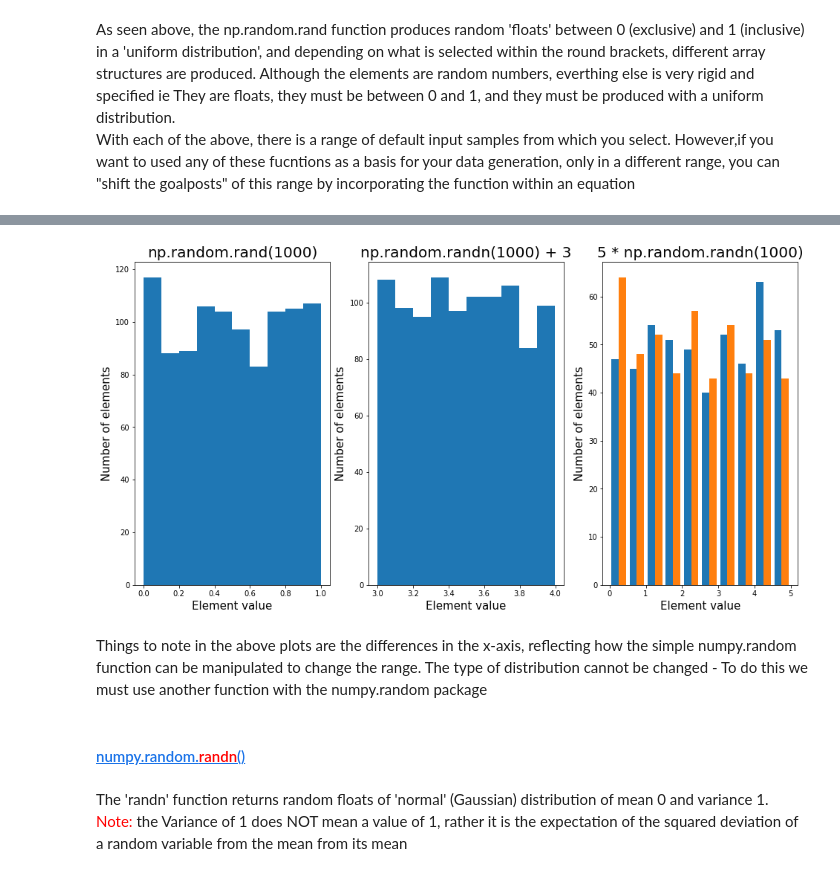
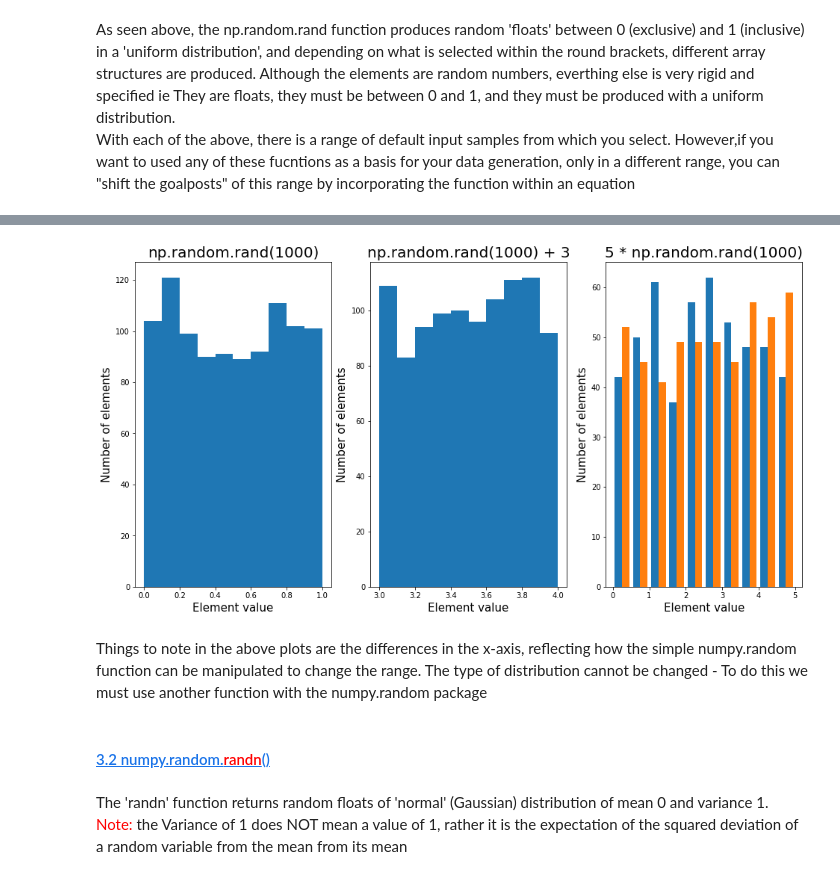
Before and after one commit to BarryClarke/numpy.random-package, a Jupyter notebook: numpy.random package.ipynb, the cells around one changed output, grey strips where cells are left out. Drawn from its saved outputs; the diff is of its cells as text; code cells hidden in the pictures.

```diff
--- a/numpy.random package.ipynb
+++ b/numpy.random package.ipynb
@@ -70,38 +72,38 @@ array([[1.3871828 , 0.06653931],
 # %%
 # Produce histograms of the above 3 functions, to see the graphical results for each
 # produce an array of 1000 random floats between [0, 1) with uniform distribution
 x = np.random.rand(1000)
 # roduce an array of 1000 random floats between [3, 4) with uniform distribution
 y = np.random.rand(1000) +3
 # Produce a 2D array of 500 rows, 2 columns of random floats between [0, 5) with uniform distribution
 z = 5 * np.random.rand(500, 2)
 # Plot the results of each, by histogram, side by side for comparison
 plt.rcParams['figure.figsize'] = (16,8)
 plt.subplot(1,3,1)
 plt.hist(x)
 plt.title('np.random.rand(1000)', size=20)
 plt.xlabel('Element value', size=15)
 plt.ylabel('Number of elements', size=15)
 
 plt.subplot(1,3,2)
 plt.hist(y)
-plt.title('np.random.randn(1000) + 3', size=20)
+plt.title('np.random.rand(1000) + 3', size=20)
 plt.xlabel('Element value', size=15)
 plt.ylabel('Number of elements', size=15)
 
 plt.subplot(1,3,3)
 plt.hist(z)
-plt.title('5 * np.random.randn(1000)', size=20)
+plt.title('5 * np.random.rand(1000)', size=20)
 plt.xlabel('Element value', size=15)
 plt.ylabel('Number of elements', size=15)
 
 plt.show()
 # %% [output]
-[figure, old version]
+[figure, new version]
 # %% [markdown]
 Things to note in the above plots are the differences in the x-axis, reflecting how the simple numpy.random function can be manipulated to change the range. The type of distribution cannot be changed - To do this we must use another function with the numpy.random package
 # %% [markdown]
-#### [numpy.random.<font color = 'red'>randn</font>()](https://docs.scipy.org/doc/numpy-1.16.1/reference/generated/numpy.random.randn.html#numpy.random.randn)
+#### [3.2 numpy.random.<font color = 'red'>randn</font>()](https://docs.scipy.org/doc/numpy-1.16.1/reference/generated/numpy.random.randn.html#numpy.random.randn)
 # %% [markdown]
 The 'randn' function returns random floats of 'normal' (Gaussian) distribution of mean 0 and variance 1.<br>
 <font color = 'red'>Note:</font> the Variance of 1 does NOT mean a value of 1, rather it is the expectation of the squared deviation of a random variable from the mean from its mean
```
Also changed, not shown: parts of 52 cells of this notebook, 2 other files.
